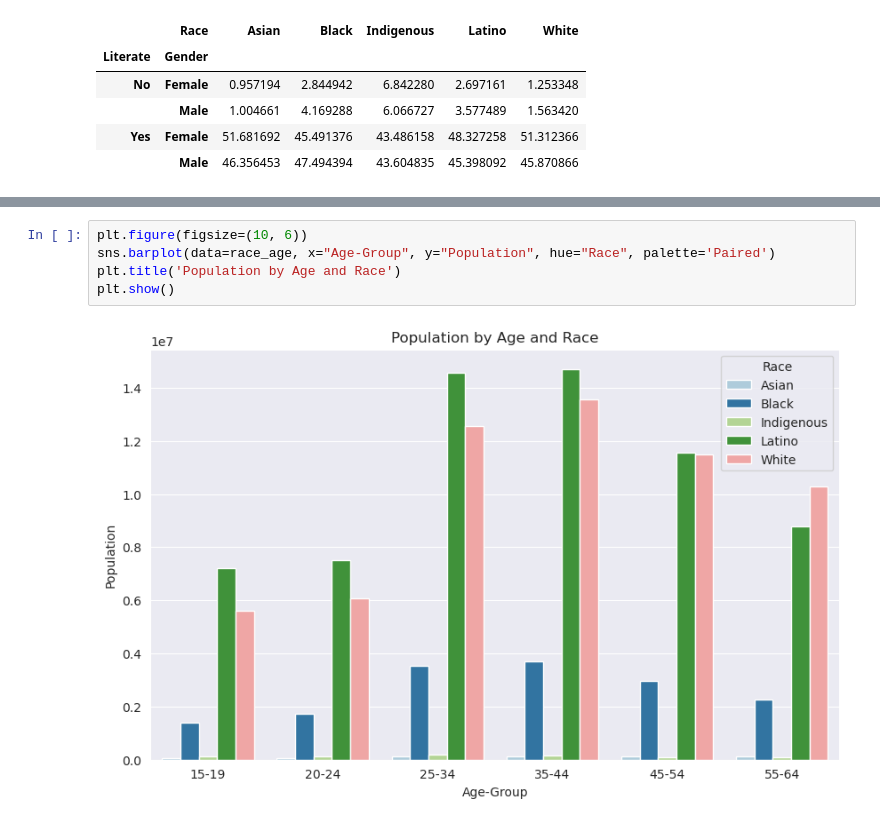
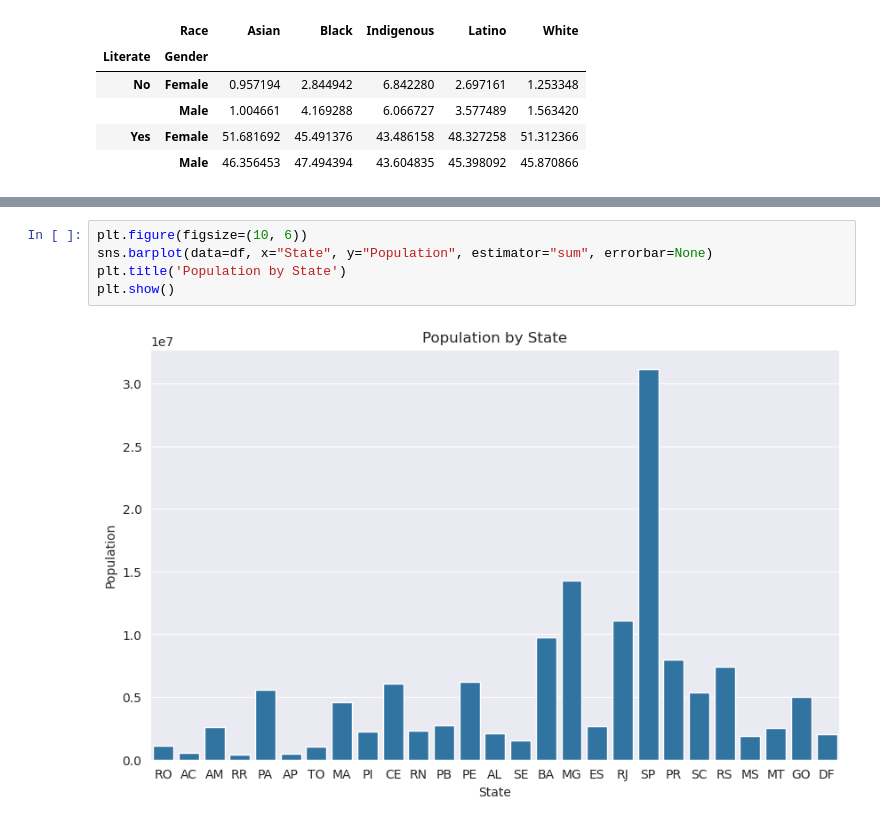
Before and after one commit to lucaspinheiro27/Statistics, a Jupyter notebook: Jupyter_notebooks/Instrucao_brasil.ipynb, the cells around one changed output, grey strips where cells are left out. Cells and saved outputs as stored; diff of their text form.

```diff
--- a/Jupyter_notebooks/Instrucao_brasil.ipynb
+++ b/Jupyter_notebooks/Instrucao_brasil.ipynb
@@ -222,7 +198,7 @@ race_age
-# %%
-plt.figure(figsize=(10, 6))
-sns.barplot(data=race_age, x="Age-Group", y="Population", hue="Race", palette='Paired')
-plt.title('Population by Age and Race')
-plt.show()
-# %% [output]
-[figure, removed]
+# %%
+plt.figure(figsize=(10, 6))
+sns.barplot(data=df, x="State", y="Population", estimator="sum", errorbar=None)
+plt.title('Population by State')
+plt.show()
+# %% [output]
+[figure, added]
```
Also changed, not shown: parts of 8 cells of this notebook, 1 other file.
